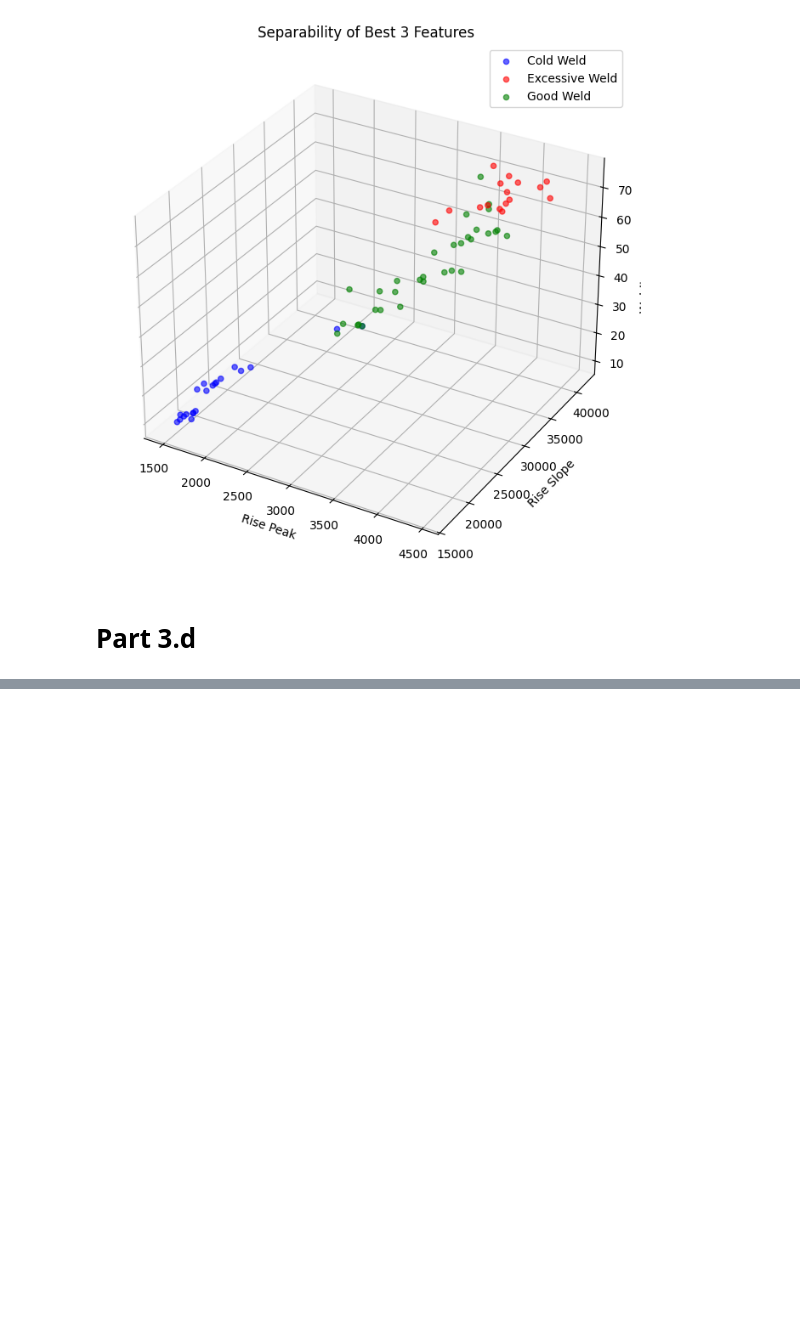
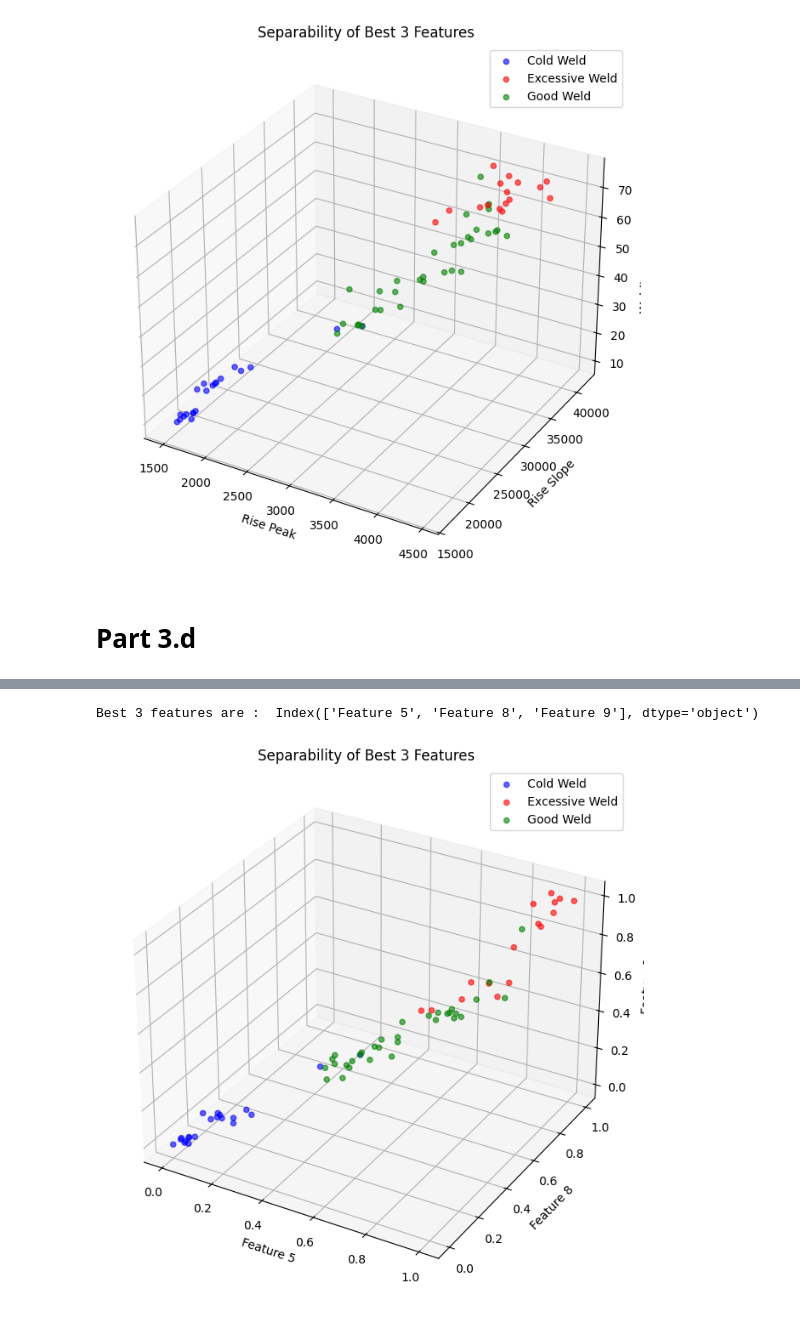
Before and after one commit to ivokusi/ME453-Final-Project, a Jupyter notebook: main.ipynb, the cells around one changed output, grey strips where cells are left out. Drawn from its saved outputs; the diff is of its cells as text; code cells hidden in the pictures; blank space fills up the shorter version.

Commit message:
Part 4|

```diff
--- a/main.ipynb
+++ b/main.ipynb
@@ -184,0 +192,2 @@ plot_best_features(df)
+# %%
+data4 = "./data/part4.csv"
@@ -184,0 +204,7 @@ plot_best_features(df)
+# %%
+from part4a import plot_best_features
+df_data4 = pd.read_csv(data4)
+plot_best_features(df_data4)
+# %% [output]
+Best 3 features are :  Index(['Feature 5', 'Feature 8', 'Feature 9'], dtype='object')
+[figure, added]
```
Also changed, not shown: parts of 5 cells of this notebook, 1 other file.
